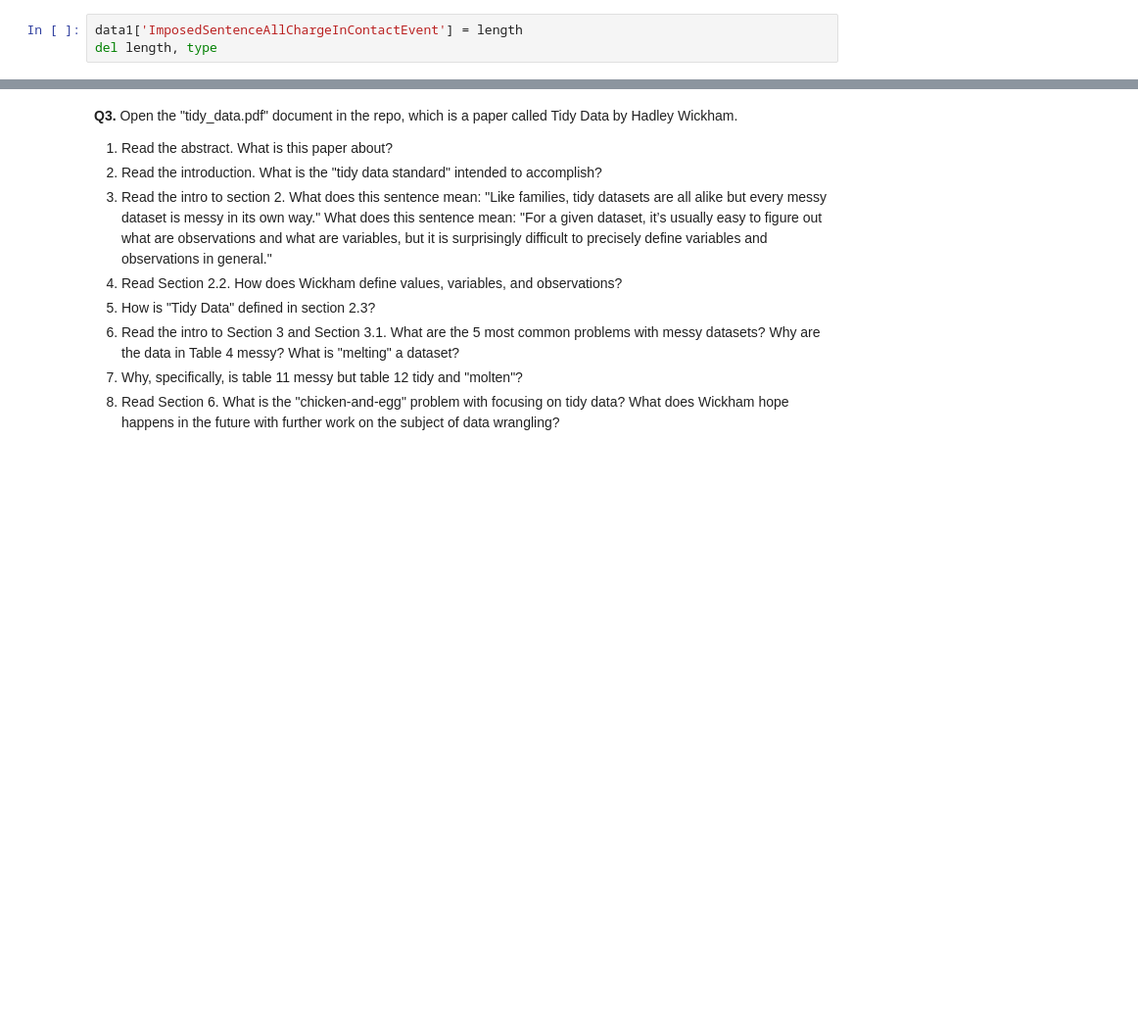
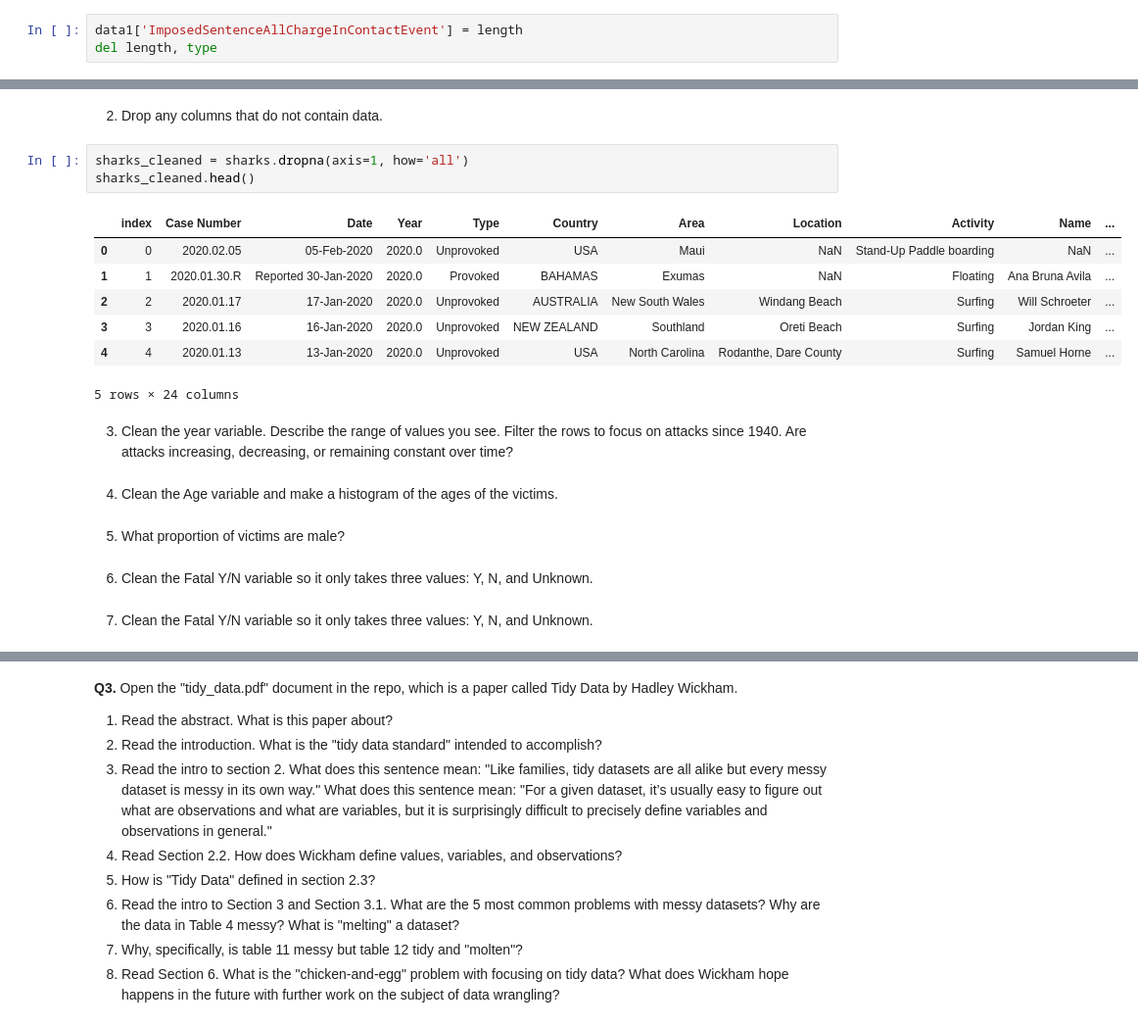
Before and after one commit to deancuva/wrangling, a Jupyter notebook: assignment/assignment.ipynb, the cells around one changed output, grey strips where cells are left out. Shown at 98% size. Drawn from its saved outputs; the diff is of its cells as text; blank space fills up the shorter version.

```diff
--- a/assignment/assignment.ipynb
+++ b/assignment/assignment.ipynb
@@ -235,0 +244,23 @@ del length, type
+# %% [markdown]
+2. Drop any columns that do not contain data.
+# %%
+sharks_cleaned = sharks.dropna(axis=1, how='all')
+sharks_cleaned.head()
+# %% [output]
+|  | index | Case Number | Date | Year | Type | Country | Area | Location | Activity | Name | ... |
+| 0 | 0 | 2020.02.05 | 05-Feb-2020 | 2020.0 | Unprovoked | USA | Maui | NaN | Stand-Up Paddle boarding | NaN | ... |
+| 1 | 1 | 2020.01.30.R | Reported 30-Jan-2020 | 2020.0 | Provoked | BAHAMAS | Exumas | NaN | Floating | Ana Bruna Avila | ... |
+| 2 | 2 | 2020.01.17 | 17-Jan-2020 | 2020.0 | Unprovoked | AUSTRALIA | New South Wales | Windang Beach | Surfing | Will Schroeter | ... |
+| 3 | 3 | 2020.01.16 | 16-Jan-2020 | 2020.0 | Unprovoked | NEW ZEALAND | Southland | Oreti Beach | Surfing | Jordan King | ... |
+| 4 | 4 | 2020.01.13 | 13-Jan-2020 | 2020.0 | Unprovoked | USA | North Carolina | Rodanthe, Dare County | Surfing | Samuel Horne | ... |
+5 rows × 24 columns
+# %% [markdown]
+3. Clean the year variable. Describe the range of values you see. Filter the rows to focus on attacks since 1940. Are attacks increasing, decreasing, or remaining constant over time?
+# %% [markdown]
+4. Clean the Age variable and make a histogram of the ages of the victims.
+# %% [markdown]
+5. What proportion of victims are male?
+# %% [markdown]
+6. Clean the Fatal Y/N variable so it only takes three values: Y, N, and Unknown.
+# %% [markdown]
+7. Clean the Fatal Y/N variable so it only takes three values: Y, N, and Unknown.
```
Also changed, not shown: parts of 6 cells of this notebook.
